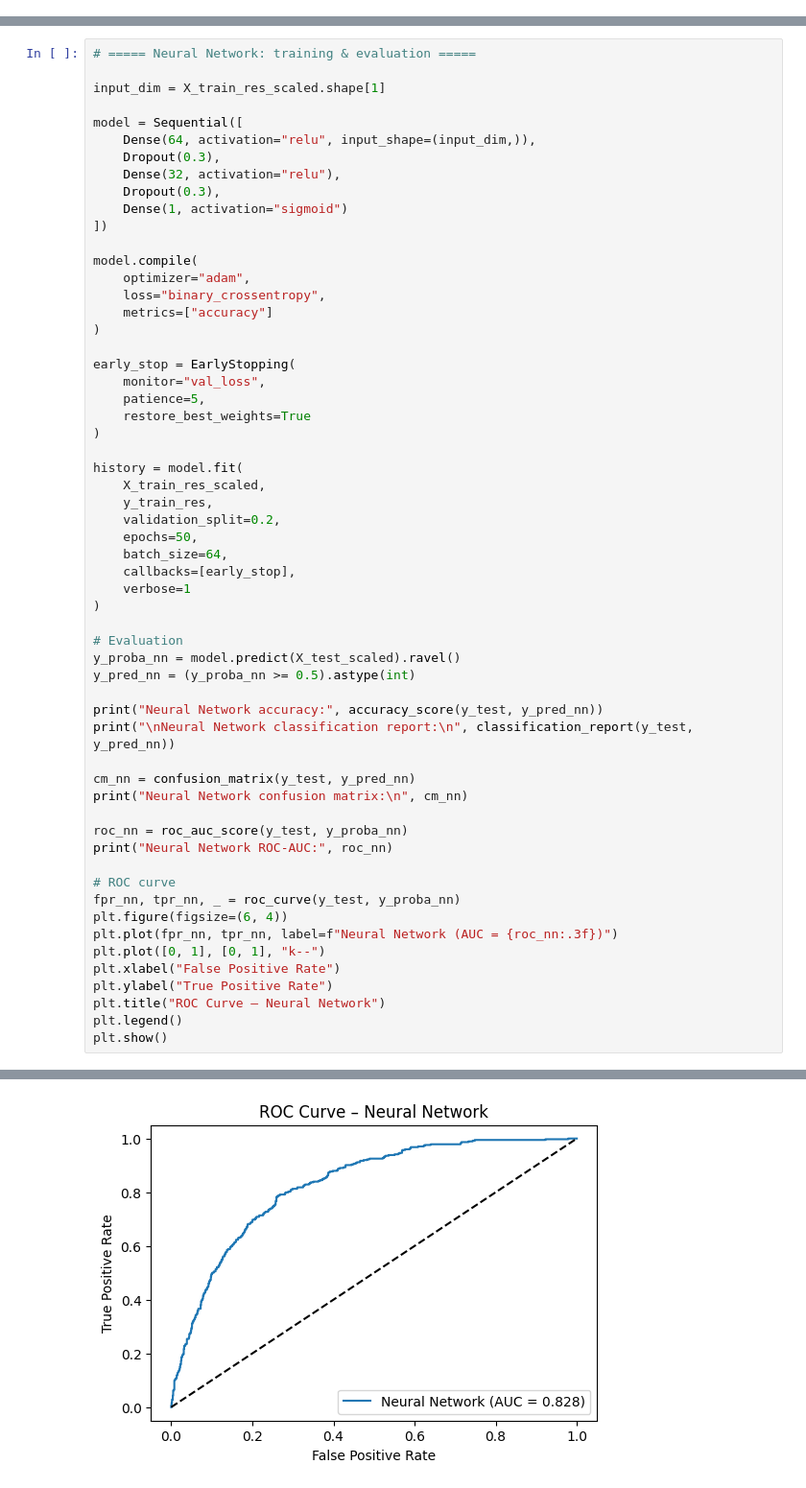
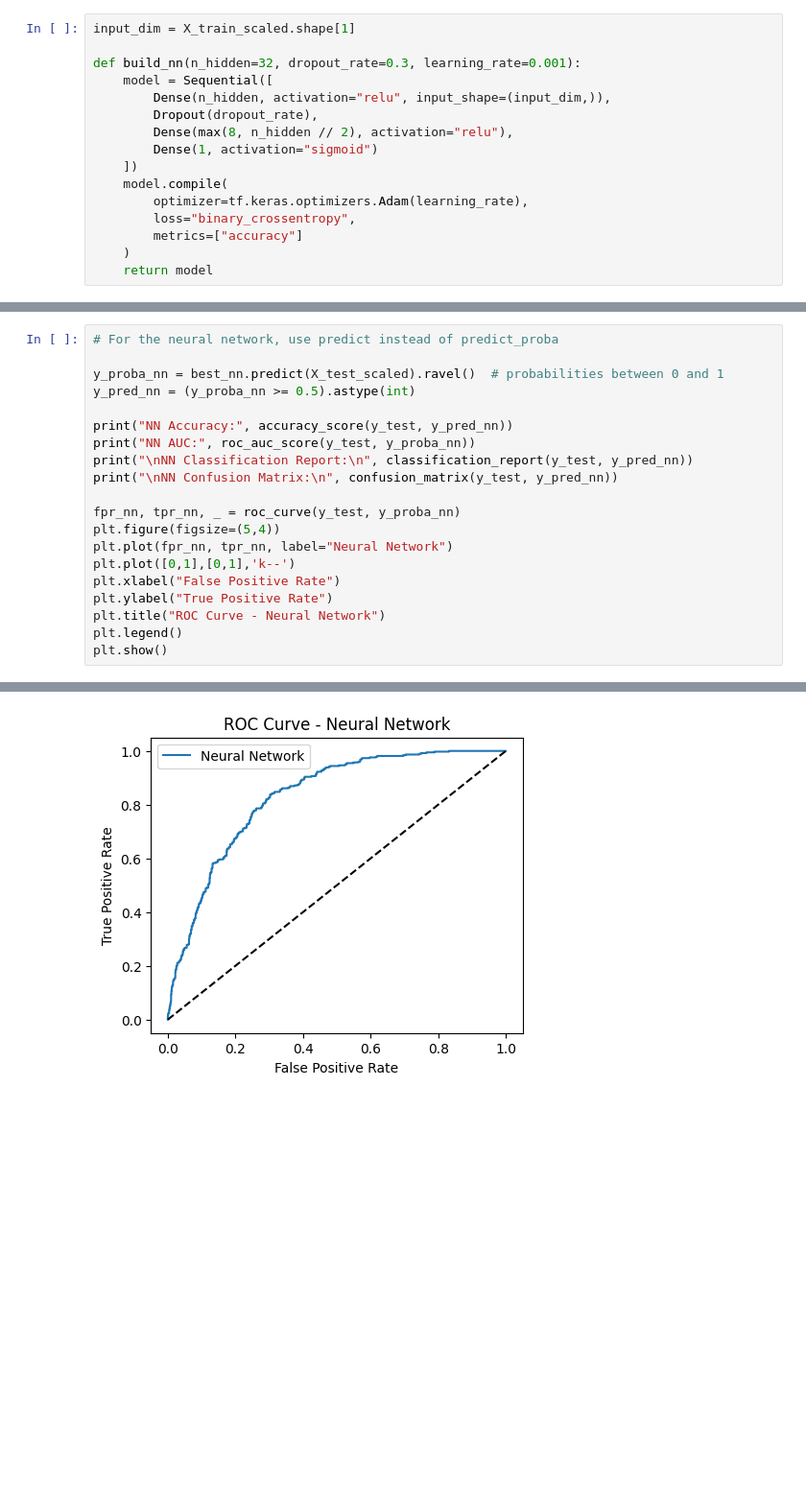
Before and after one commit to ADRIAN02-CODE/telco-churn-prediction, a Jupyter notebook: telco_churn_prediction.ipynb, the cells around one changed output, grey strips where cells are left out. Shown at 96% size. Saved outputs shown, nothing was run; the diff lists cells and outputs as text; blank space fills up the shorter version.

```diff
--- a/telco_churn_prediction.ipynb
+++ b/telco_churn_prediction.ipynb
@@ -279,0 +287,16 @@ Decision Tree ROC‑AUC: 0.7813905814019702
+# %%
+input_dim = X_train_scaled.shape[1]
+
+def build_nn(n_hidden=32, dropout_rate=0.3, learning_rate=0.001):
+    model = Sequential([
+        Dense(n_hidden, activation="relu", input_shape=(input_dim,)),
+        Dropout(dropout_rate),
+        Dense(max(8, n_hidden // 2), activation="relu"),
+        Dense(1, activation="sigmoid")
+    ])
+    model.compile(
+        optimizer=tf.keras.optimizers.Adam(learning_rate),
+        loss="binary_crossentropy",
+        metrics=["accuracy"]
+    )
+    return model
@@ -280,59 +360,21 @@ Decision Tree ROC‑AUC: 0.7813905814019702
 # %%
-# ===== Neural Network: training & evaluation =====
+# For the neural network, use predict instead of predict_proba
 
-input_dim = X_train_res_scaled.shape[1]
-
-model = Sequential([
-    Dense(64, activation="relu", input_shape=(input_dim,)),
-    Dropout(0.3),
-    Dense(32, activation="relu"),
-    Dropout(0.3),
-    Dense(1, activation="sigmoid")
-])
-
-model.compile(
-    optimizer="adam",
-    loss="binary_crossentropy",
-    metrics=["accuracy"]
-)
-
-early_stop = EarlyStopping(
-    monitor="val_loss",
-    patience=5,
-    restore_best_weights=True
-)
-
-history = model.fit(
-    X_train_res_scaled,
-    y_train_res,
-    validation_split=0.2,
-    epochs=50,
-    batch_size=64,
-    callbacks=[early_stop],
-    verbose=1
-)
-
-# Evaluation
-y_proba_nn = model.predict(X_test_scaled).ravel()
+y_proba_nn = best_nn.predict(X_test_scaled).ravel()  # probabilities between 0 and 1
 y_pred_nn = (y_proba_nn >= 0.5).astype(int)
 
-print("Neural Network accuracy:", accuracy_score(y_test, y_pred_nn))
-print("\nNeural Network classification report:\n", classification_report(y_test, y_pred_nn))
+print("NN Accuracy:", accuracy_score(y_test, y_pred_nn))
+print("NN AUC:", roc_auc_score(y_test, y_proba_nn))
+print("\nNN Classification Report:\n", classification_report(y_test, y_pred_nn))
+print("\nNN Confusion Matrix:\n", confusion_matrix(y_test, y_pred_nn))
 
-cm_nn = confusion_matrix(y_test, y_pred_nn)
-print("Neural Network confusion matrix:\n", cm_nn)
-
-roc_nn = roc_auc_score(y_test, y_proba_nn)
-print("Neural Network ROC‑AUC:", roc_nn)
-
-# ROC curve
 fpr_nn, tpr_nn, _ = roc_curve(y_test, y_proba_nn)
-plt.figure(figsize=(6, 4))
-plt.plot(fpr_nn, tpr_nn, label=f"Neural Network (AUC = {roc_nn:.3f})")
-plt.plot([0, 1], [0, 1], "k--")
+plt.figure(figsize=(5,4))
+plt.plot(fpr_nn, tpr_nn, label="Neural Network")
+plt.plot([0,1],[0,1],'k--')
 plt.xlabel("False Positive Rate")
 plt.ylabel("True Positive Rate")
-plt.title("ROC Curve – Neural Network")
+plt.title("ROC Curve - Neural Network")
 plt.legend()
 plt.show()
 # %% [output]
@@ -356 +399 @@ Neural Network ROC‑AUC: 0.8275530488530888
-[figure, old version]
+[figure, new version]
```
Also changed, not shown: parts of 19 cells of this notebook.
